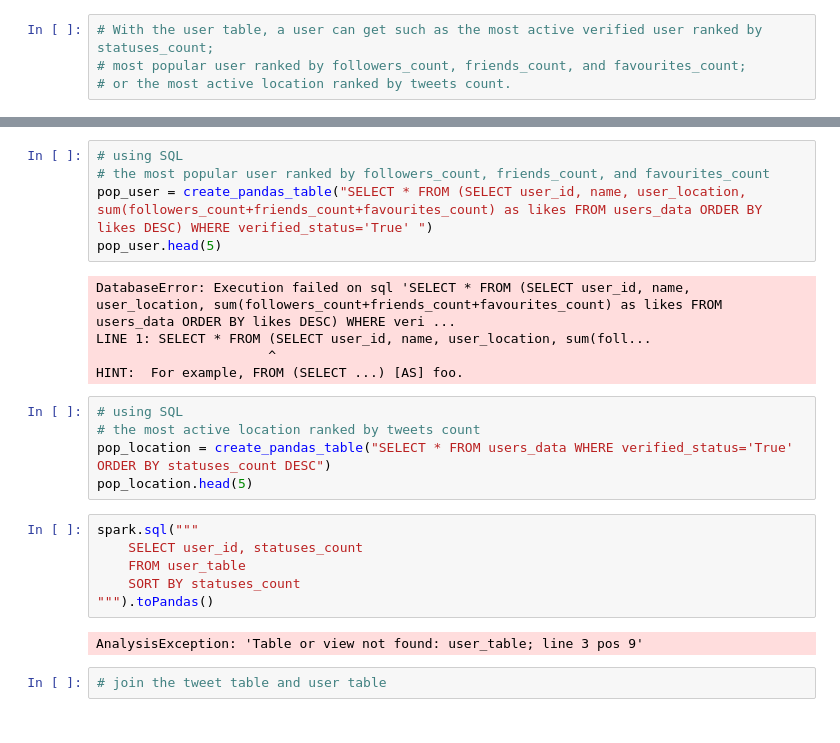
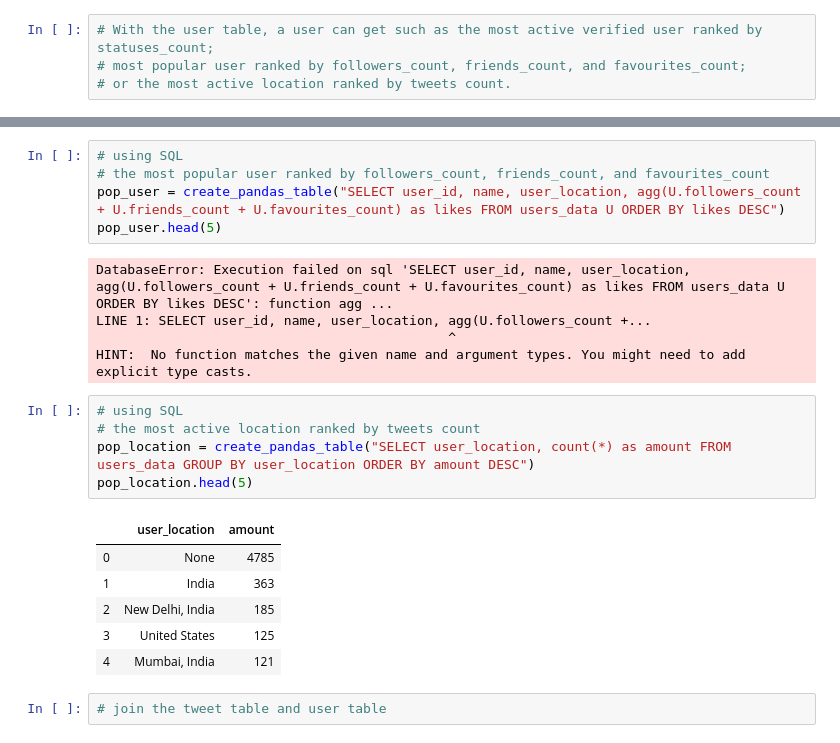
Before and after one commit to Hui-Dora-Wang/Search-Application-on-Twitter, a Jupyter notebook: search_app.ipynb, the cells around one changed output, grey strips where cells are left out. Drawn from its saved outputs; the diff is of its cells as text.

```diff
--- a/search_app.ipynb
+++ b/search_app.ipynb
@@ -382,26 +382,25 @@ active_user.head(5)
 # %%
 # using SQL
 # the most popular user ranked by followers_count, friends_count, and favourites_count
-pop_user = create_pandas_table("SELECT * FROM (SELECT user_id, name, user_location, sum(followers_count+friends_count+favourites_count) as likes FROM users_data ORDER BY likes DESC) WHERE verified_status='True' ")
+pop_user = create_pandas_table("SELECT user_id, name, user_location, agg(U.followers_count + U.friends_count + U.favourites_count) as likes FROM users_data U ORDER BY likes DESC")
 pop_user.head(5)
 # %% [output]
-DatabaseError: Execution failed on sql 'SELECT * FROM (SELECT user_id, name, user_location, sum(followers_count+friends_count+favourites_count) as likes FROM users_data ORDER BY likes DESC) WHERE veri ...
-LINE 1: SELECT * FROM (SELECT user_id, name, user_location, sum(foll...
-                      ^
-HINT:  For example, FROM (SELECT ...) [AS] foo.
+DatabaseError: Execution failed on sql 'SELECT user_id, name, user_location, agg(U.followers_count + U.friends_count + U.favourites_count) as likes FROM users_data U ORDER BY likes DESC': function agg ...
+LINE 1: SELECT user_id, name, user_location, agg(U.followers_count +...
+                                             ^
+HINT:  No function matches the given name and argument types. You might need to add explicit type casts.
 # %%
 # using SQL
 # the most active location ranked by tweets count
-pop_location = create_pandas_table("SELECT * FROM users_data WHERE verified_status='True' ORDER BY statuses_count DESC")
+pop_location = create_pandas_table("SELECT user_location, count(*) as amount FROM users_data GROUP BY user_location ORDER BY amount DESC")
 pop_location.head(5)
+# %% [output]
+|  | user_location | amount |
+| 0 | None | 4785 |
+| 1 | India | 363 |
+| 2 | New Delhi, India | 185 |
+| 3 | United States | 125 |
+| 4 | Mumbai, India | 121 |
-# %%
-spark.sql("""
-    SELECT user_id, statuses_count
-    FROM user_table
-    SORT BY statuses_count
-""").toPandas()
-# %% [output]
-AnalysisException: 'Table or view not found: user_table; line 3 pos 9'
 # %%
 # join the tweet table and user table
 # %% [markdown]
```
